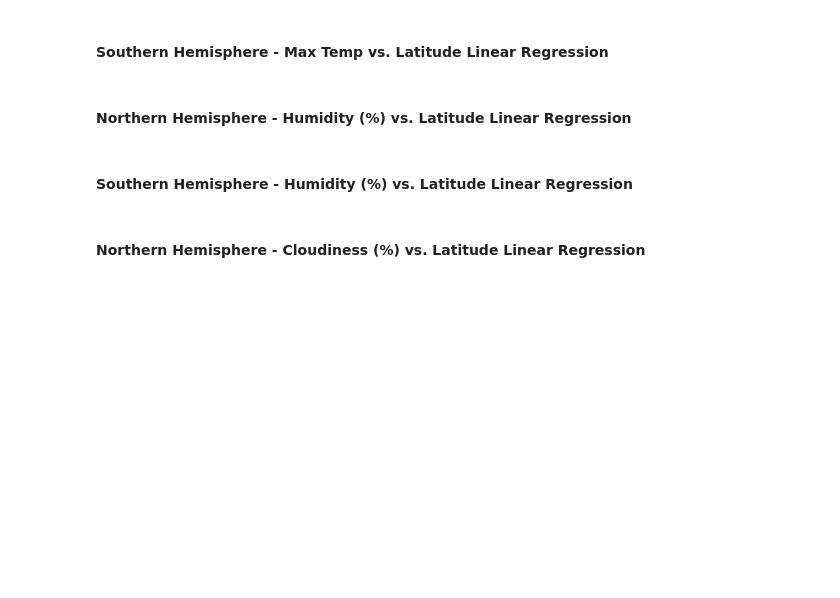
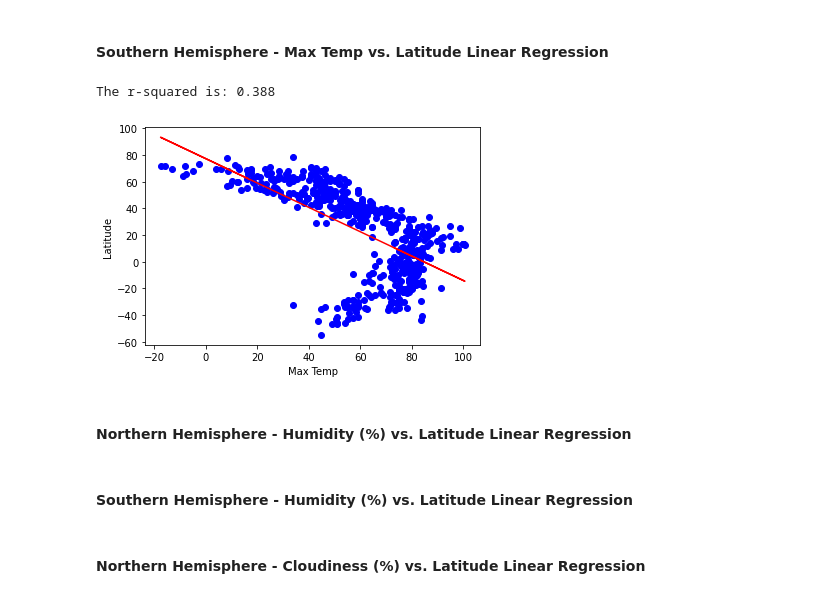
Before and after one commit to NealMaze/06.python-api-challenge, a Jupyter notebook: starter_code/WeatherPy.ipynb, the cells around one changed output. Saved outputs shown, nothing was run; the diff lists cells and outputs as text; code cells hidden in the pictures; blank space fills up the shorter version.

```diff
--- a/starter_code/WeatherPy.ipynb
+++ b/starter_code/WeatherPy.ipynb
@@ -339,5 +359,25 @@ The r-squared is: 0.396
 # %% [markdown]
 ####  Southern Hemisphere - Max Temp vs. Latitude Linear Regression
+# %%
+xValues = weaFrame["Max Temp"]
+yValues = weaFrame["Latitude"]
+
+(slope, intercept, rvalue, pvalue, stdrr) = st.linregress(xValues, yValues)
+regressVal = xValues * slope + intercept
+
+line = (f"y = {round(slope, 2)} x + {round(intercept, 2)}")
+
+plt.scatter(xValues, yValues,color='b')
+
+plt.plot(weaFrame["Max Temp"], regressVal, color='red')
+plt.xlabel("Max Temp")
+plt.ylabel("Latitude")
+print(f"The r-squared is: {round(rvalue**2,3)}")
+
+plt.show()
+# %% [output]
+The r-squared is: 0.388
+[figure, added]
 # %% [markdown]
 ####  Northern Hemisphere - Humidity (%) vs. Latitude Linear Regression
 # %% [markdown]
```
Also changed, not shown: parts of 14 cells of this notebook, 6 other files.
